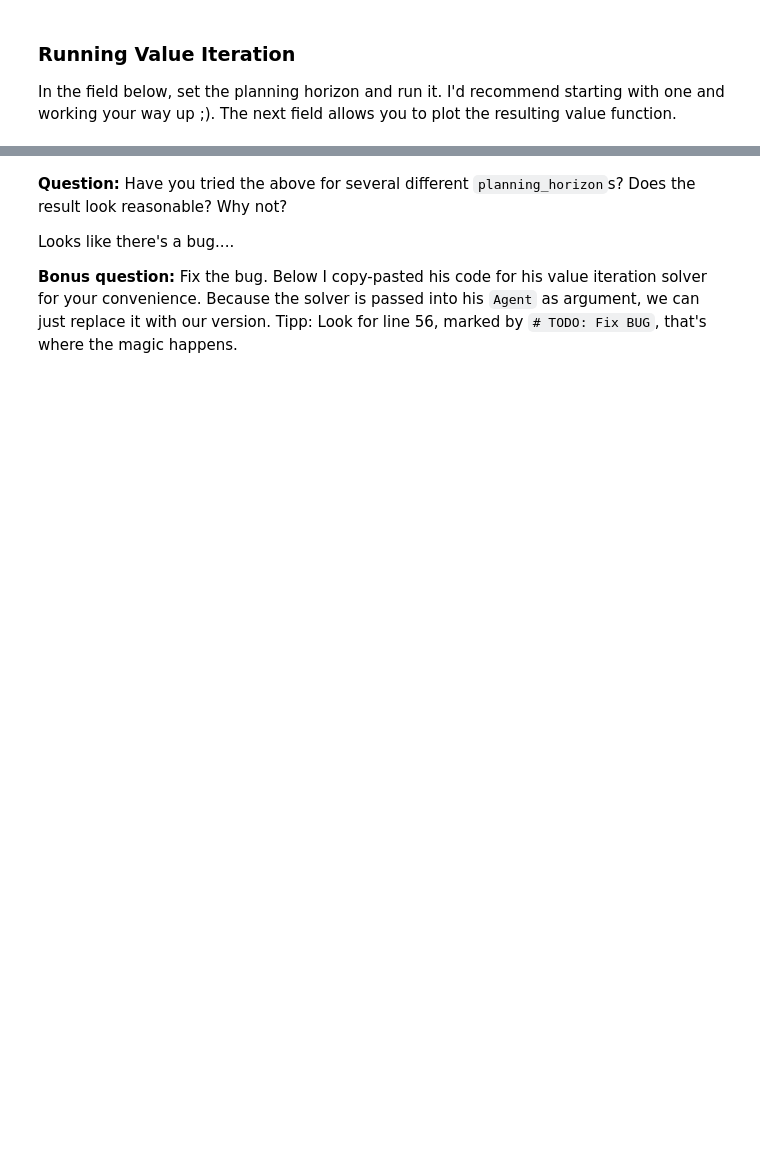
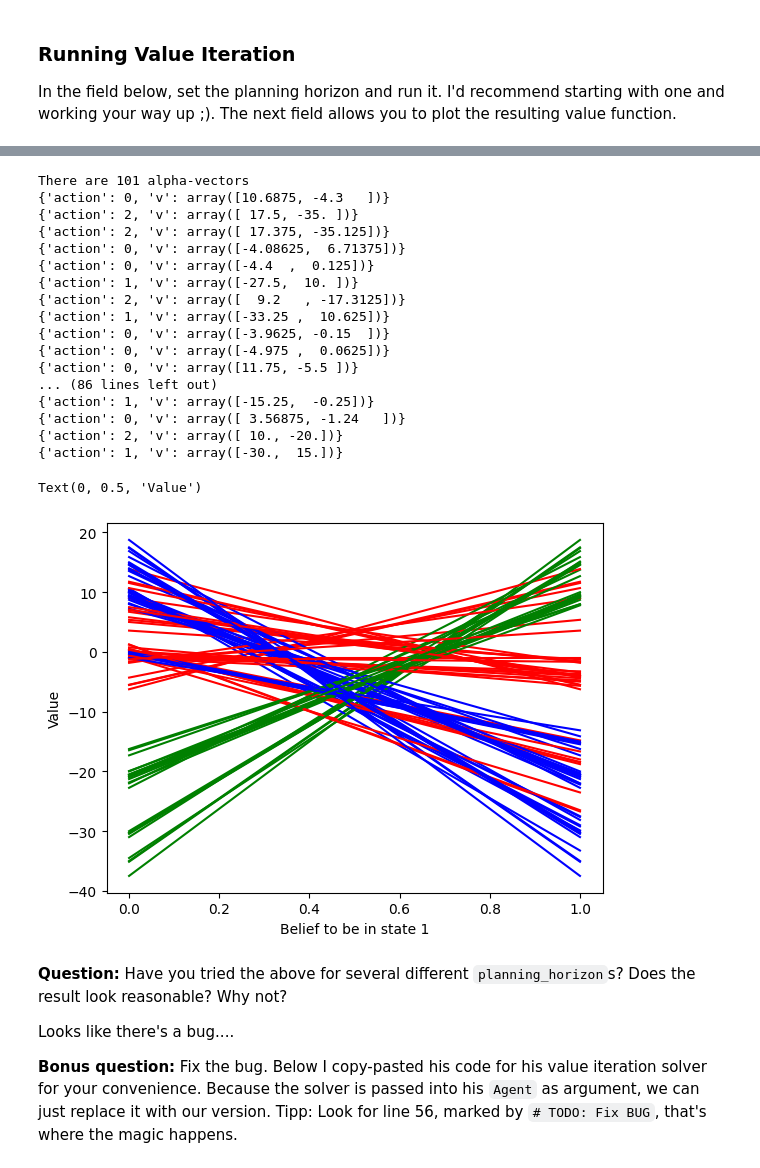
Before and after one commit to bazyagami/ReinforcmentLearning, a Jupyter notebook: Labs/Lab4-POMDP-MARL/POMDP.ipynb, the cells around one changed output, grey strips where cells are left out. Cells and saved outputs as stored; diff of their text form; code cells hidden in the pictures; blank space fills up the shorter version.

```diff
--- a/Labs/Lab4-POMDP-MARL/POMDP.ipynb
+++ b/Labs/Lab4-POMDP-MARL/POMDP.ipynb
@@ -377,7 +407,7 @@ from pomdpy.solvers import ValueIteration
 from pomdpy.log import init_logger
 from examples.tiger import TigerModel
 
-planning_horizon = 1
+planning_horizon = 4
 
 args = {
     'planning_horizon': planning_horizon,
@@ -396,23 +444,43 @@ test = agent.discounted_return()
 # %%
 import numpy as np
 import matplotlib.pyplot as plt
 ps = np.linspace(0,1)
 
 line = lambda p, v0, v1: p * v0 + (1-p) * v1
 
 colors = ['red', 'blue', 'green']
 
 import pickle
-alpha_vectors = pickle.load(open('VI_planning_horizon_{}.pkl'.format(planning_horizon), 'rb'))
+alpha_vectors = pickle.load(open('VI_planning_horizon_4.pkl'.format(planning_horizon), 'rb'))
 
 
 print("There are {} alpha-vectors".format(len(alpha_vectors)))
 for av in alpha_vectors:
   print(vars(av))
   plt.plot(ps, line(ps, av.v[0], av.v[1]), color = colors[av.action])
 
 plt.xlabel("Belief to be in state 1")
 plt.ylabel("Value")
+# %% [output]
+There are 101 alpha-vectors
+{'action': 0, 'v': array([10.6875, -4.3   ])}
+{'action': 2, 'v': array([ 17.5, -35. ])}
+{'action': 2, 'v': array([ 17.375, -35.125])}
+{'action': 0, 'v': array([-4.08625,  6.71375])}
+{'action': 0, 'v': array([-4.4  ,  0.125])}
+{'action': 1, 'v': array([-27.5,  10. ])}
+{'action': 2, 'v': array([  9.2   , -17.3125])}
+{'action': 1, 'v': array([-33.25 ,  10.625])}
+{'action': 0, 'v': array([-3.9625, -0.15  ])}
+{'action': 0, 'v': array([-4.975 ,  0.0625])}
+{'action': 0, 'v': array([11.75, -5.5 ])}
+... (86 lines left out)
+{'action': 1, 'v': array([-15.25,  -0.25])}
+{'action': 0, 'v': array([ 3.56875, -1.24   ])}
+{'action': 2, 'v': array([ 10., -20.])}
+{'action': 1, 'v': array([-30.,  15.])}
+Text(0, 0.5, 'Value')
+[figure, added]
 # %% [markdown]
 **Question:** Have you tried the above for several different `planning_horizon`s? Does the result look reasonable? Why not?
 
```
Also changed, not shown: parts of 4 cells of this notebook.
